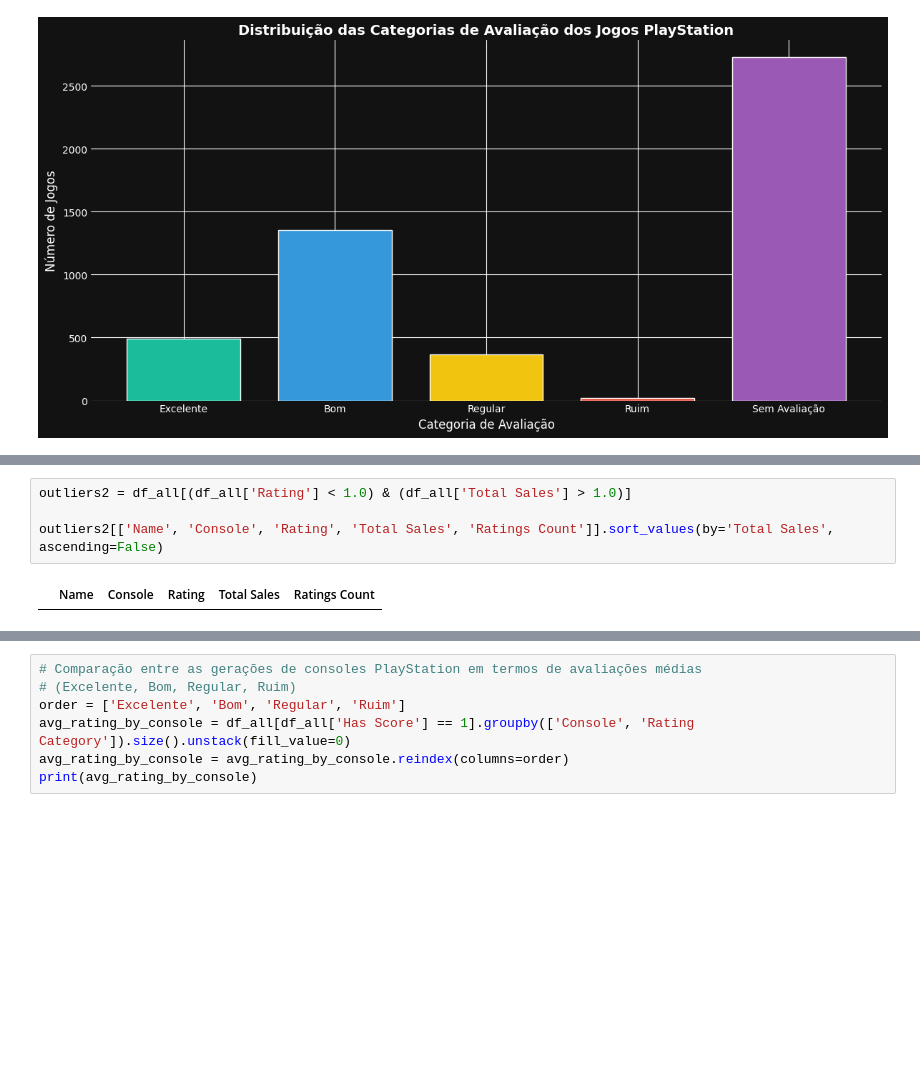
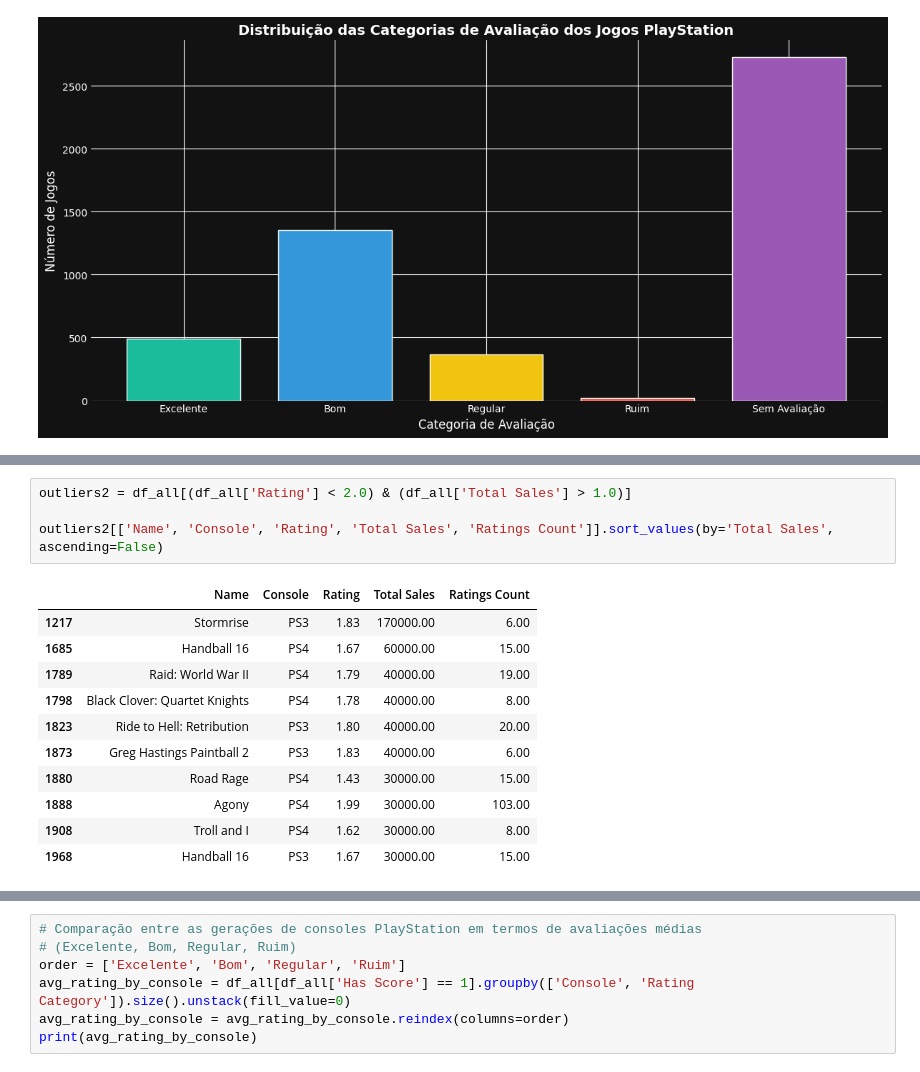
Before and after one commit to uAugustoVR/metadados-playstation, a Jupyter notebook: notebooks/analysis.ipynb, the cells around one changed output, grey strips where cells are left out. Cells and saved outputs as stored; diff of their text form; blank space fills up the shorter version.

```diff
--- a/notebooks/analysis.ipynb
+++ b/notebooks/analysis.ipynb
@@ -557,9 +551,19 @@ outliers[['Name', 'Console', 'Rating', 'Total Sales', 'Ratings Count']].sort_val
 # %%
-outliers2 = df_all[(df_all['Rating'] < 1.0) & (df_all['Total Sales'] > 1.0)]
+outliers2 = df_all[(df_all['Rating'] < 2.0) & (df_all['Total Sales'] > 1.0)]
 
 outliers2[['Name', 'Console', 'Rating', 'Total Sales', 'Ratings Count']].sort_values(by='Total Sales', ascending=False)
 # %% [output]
 |  | Name | Console | Rating | Total Sales | Ratings Count |
+| 1217 | Stormrise | PS3 | 1.83 | 170000.00 | 6.00 |
+| 1685 | Handball 16 | PS4 | 1.67 | 60000.00 | 15.00 |
+| 1789 | Raid: World War II | PS4 | 1.79 | 40000.00 | 19.00 |
+| 1798 | Black Clover: Quartet Knights | PS4 | 1.78 | 40000.00 | 8.00 |
+| 1823 | Ride to Hell: Retribution | PS3 | 1.80 | 40000.00 | 20.00 |
+| 1873 | Greg Hastings Paintball 2 | PS3 | 1.83 | 40000.00 | 6.00 |
+| 1880 | Road Rage | PS4 | 1.43 | 30000.00 | 15.00 |
+| 1888 | Agony | PS4 | 1.99 | 30000.00 | 103.00 |
+| 1908 | Troll and I | PS4 | 1.62 | 30000.00 | 8.00 |
+| 1968 | Handball 16 | PS3 | 1.67 | 30000.00 | 15.00 |
 # %% [markdown]
 ## 🔍 Análise de Outliers Identificados
 
```
Also changed, not shown: parts of 29 cells of this notebook, 6 other files.
